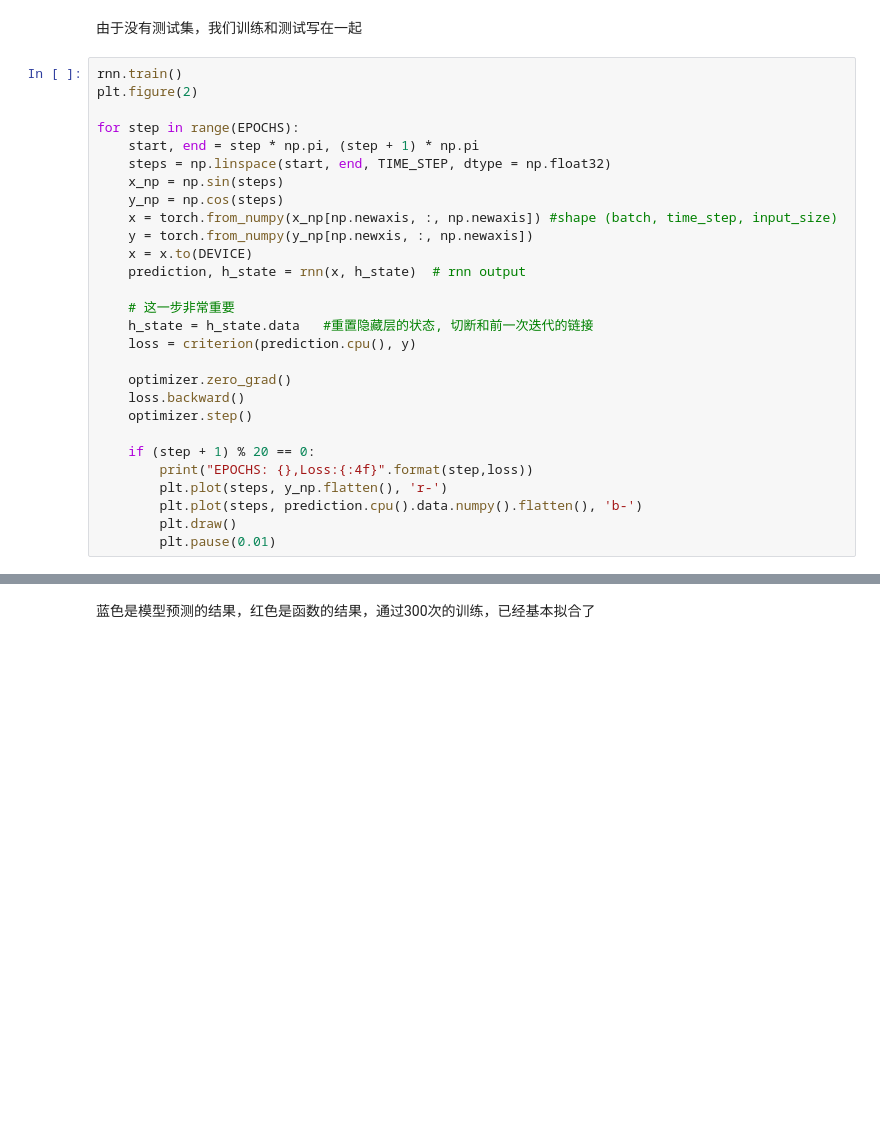
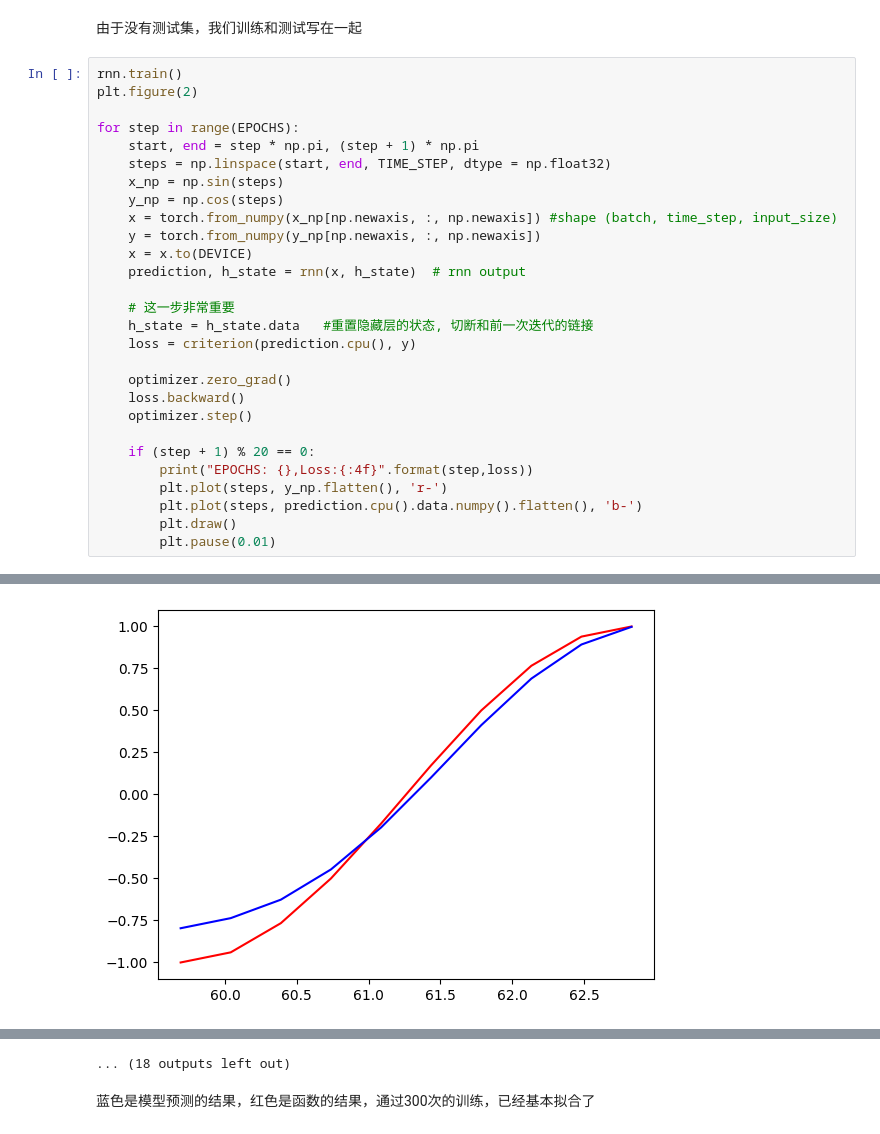
Before and after one commit to Momoko-YANG/PyTorch-learning, a Jupyter notebook: Downloads/Study-main-2/pytorch-learning/3-03rnn.ipynb, the cells around one changed output, grey strips where cells are left out. Cells and saved outputs as stored; diff of their text form; blank space fills up the shorter version.

```diff
--- a/Downloads/Study-main-2/pytorch-learning/3-03rnn.ipynb
+++ b/Downloads/Study-main-2/pytorch-learning/3-03rnn.ipynb
@@ -83,7 +83,7 @@ for step in range(EPOCHS):
     x_np = np.sin(steps)
     y_np = np.cos(steps)
     x = torch.from_numpy(x_np[np.newaxis, :, np.newaxis]) #shape (batch, time_step, input_size)
-    y = torch.from_numpy(y_np[np.newxis, :, np.newaxis])
+    y = torch.from_numpy(y_np[np.newaxis, :, np.newaxis])
     x = x.to(DEVICE)
     prediction, h_state = rnn(x, h_state)  # rnn output
 
@@ -105,0 +106 @@ AttributeError: module 'numpy' has no attribute 'newsxis'
+[figure, added]
@@ -107,2 +117,3 @@ AttributeError: module 'numpy' has no attribute 'newsxis'
+... (18 outputs left out)
 # %% [markdown]
 蓝色是模型预测的结果，红色是函数的结果，通过300次的训练，已经基本拟合了
```
Also changed, not shown: parts of 1 cell of this notebook, 7 other files.
